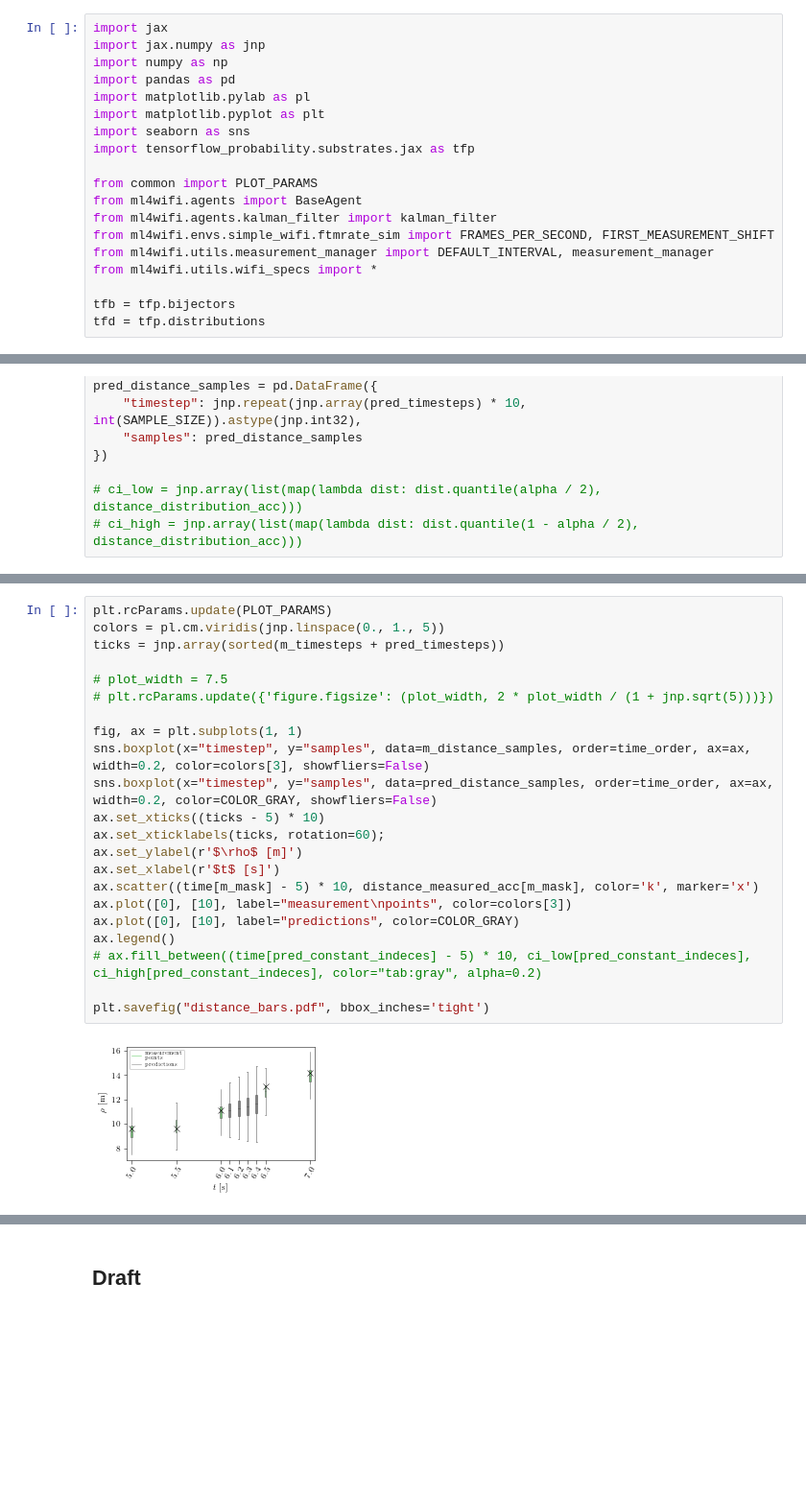
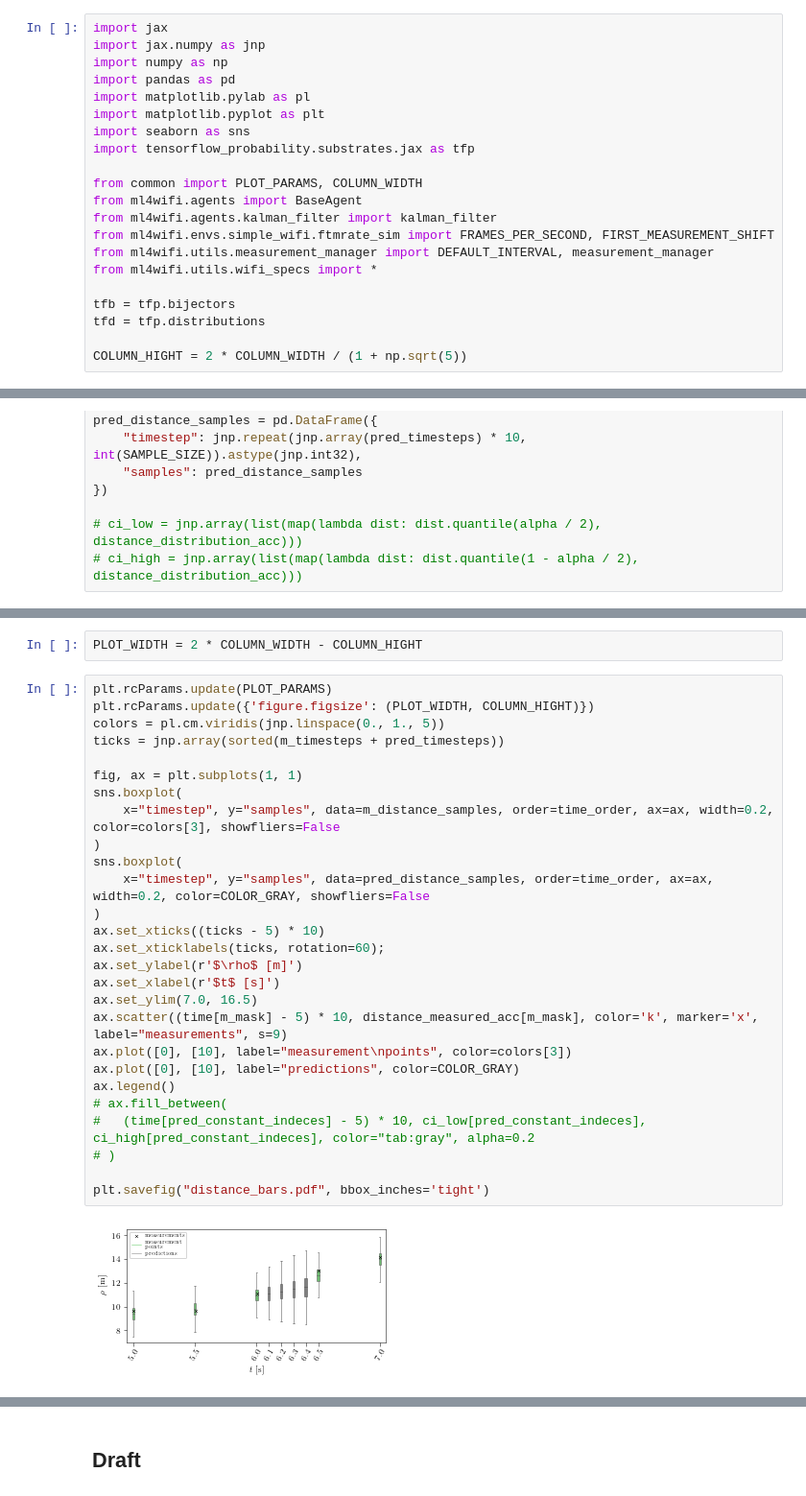
Before and after one commit to ml4wifi-devs/ftmrate, a Jupyter notebook: tools/plots/ftmrate_plots.ipynb, the cells around one changed output, grey strips where cells are left out. Shown at 96% size. Cells and saved outputs as stored; diff of their text form; blank space fills up the shorter version.

Commit message:
4 of 5 plots done

```diff
--- a/tools/plots/ftmrate_plots.ipynb
+++ b/tools/plots/ftmrate_plots.ipynb
@@ -8,7 +8,7 @@ import matplotlib.pyplot as plt
 import seaborn as sns
 import tensorflow_probability.substrates.jax as tfp
 
-from common import PLOT_PARAMS
+from common import PLOT_PARAMS, COLUMN_WIDTH
 from ml4wifi.agents import BaseAgent
 from ml4wifi.agents.kalman_filter import kalman_filter
 from ml4wifi.envs.simple_wifi.ftmrate_sim import FRAMES_PER_SECOND, FIRST_MEASUREMENT_SHIFT
@@ -17,6 +17,8 @@ from ml4wifi.utils.wifi_specs import *
 
 tfb = tfp.bijectors
 tfd = tfp.distributions
+
+COLUMN_HIGHT = 2 * COLUMN_WIDTH / (1 + np.sqrt(5))
 # %%
 SEED = 66
 SIMULATION_TIME = 10
@@ -107,24 +111,31 @@ pred_distance_samples = pd.DataFrame({
+# %%
+PLOT_WIDTH = 2 * COLUMN_WIDTH - COLUMN_HIGHT
 # %%
 plt.rcParams.update(PLOT_PARAMS)
+plt.rcParams.update({'figure.figsize': (PLOT_WIDTH, COLUMN_HIGHT)})
 colors = pl.cm.viridis(jnp.linspace(0., 1., 5))
 ticks = jnp.array(sorted(m_timesteps + pred_timesteps))
 
-# plot_width = 7.5
-# plt.rcParams.update({'figure.figsize': (plot_width, 2 * plot_width / (1 + jnp.sqrt(5)))})
-
 fig, ax = plt.subplots(1, 1)
-sns.boxplot(x="timestep", y="samples", data=m_distance_samples, order=time_order, ax=ax, width=0.2, color=colors[3], showfliers=False)
-sns.boxplot(x="timestep", y="samples", data=pred_distance_samples, order=time_order, ax=ax, width=0.2, color=COLOR_GRAY, showfliers=False)
+sns.boxplot(
+    x="timestep", y="samples", data=m_distance_samples, order=time_order, ax=ax, width=0.2, color=colors[3], showfliers=False
+)
+sns.boxplot(
+    x="timestep", y="samples", data=pred_distance_samples, order=time_order, ax=ax, width=0.2, color=COLOR_GRAY, showfliers=False
+)
 ax.set_xticks((ticks - 5) * 10)
 ax.set_xticklabels(ticks, rotation=60);
 ax.set_ylabel(r'$\rho$ [m]')
 ax.set_xlabel(r'$t$ [s]')
-ax.scatter((time[m_mask] - 5) * 10, distance_measured_acc[m_mask], color='k', marker='x')
+ax.set_ylim(7.0, 16.5)
+ax.scatter((time[m_mask] - 5) * 10, distance_measured_acc[m_mask], color='k', marker='x', label="measurements", s=9)
 ax.plot([0], [10], label="measurement\npoints", color=colors[3])
 ax.plot([0], [10], label="predictions", color=COLOR_GRAY)
 ax.legend()
-# ax.fill_between((time[pred_constant_indeces] - 5) * 10, ci_low[pred_constant_indeces], ci_high[pred_constant_indeces], color="tab:gray", alpha=0.2)
+# ax.fill_between(
+#   (time[pred_constant_indeces] - 5) * 10, ci_low[pred_constant_indeces], ci_high[pred_constant_indeces], color="tab:gray", alpha=0.2
+# )
 
 plt.savefig("distance_bars.pdf", bbox_inches='tight')
 # %% [output]
-[figure, old version]
+[figure, new version]
```
Also changed, not shown: parts of 8 cells of this notebook, 2 other files.
